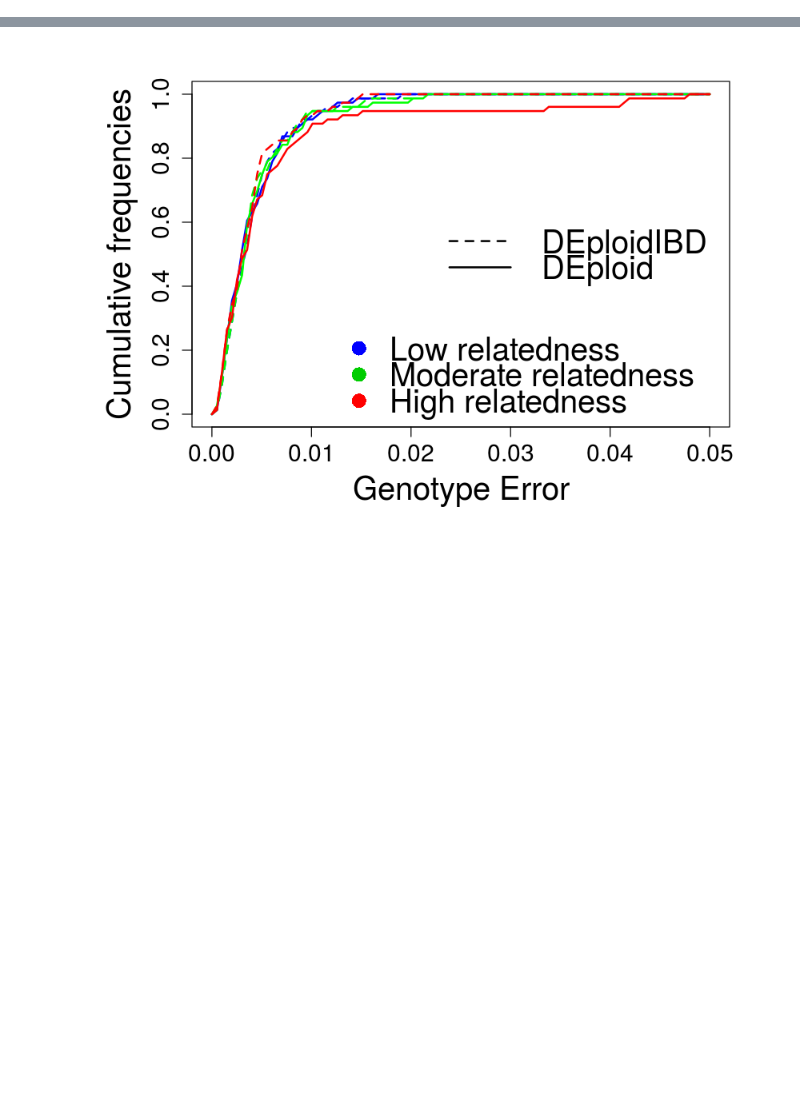
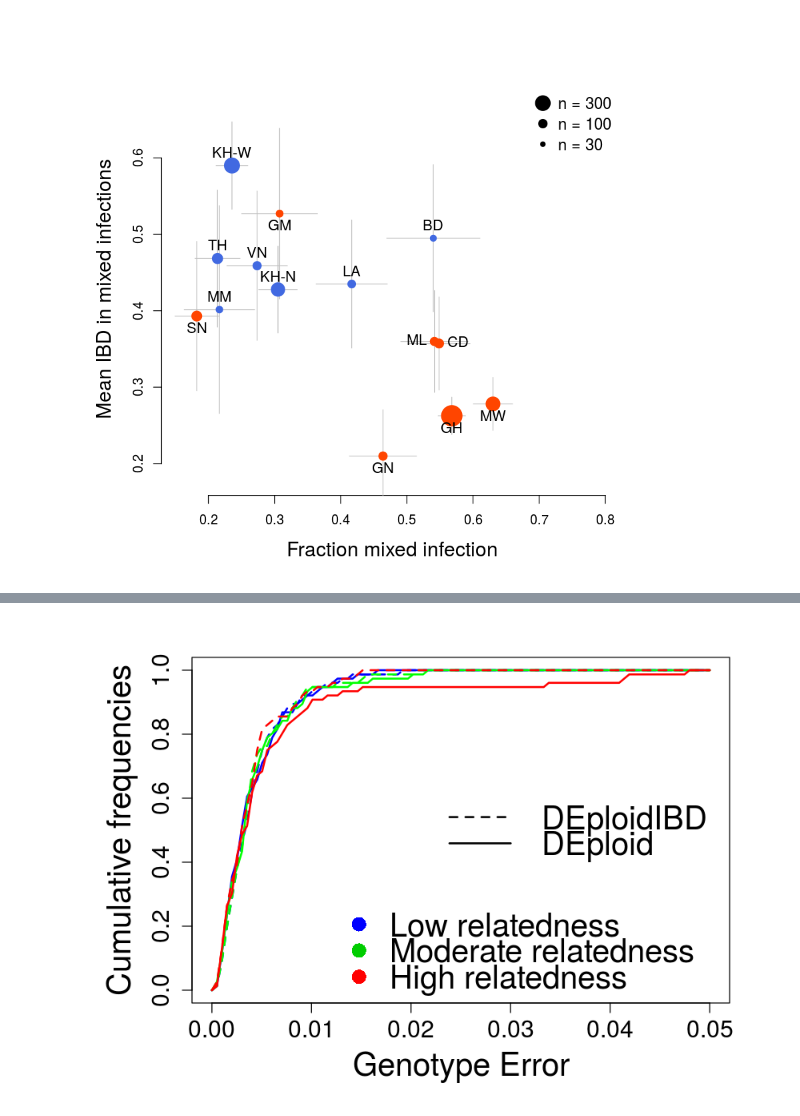
Before and after one commit to elifesciences-publications/mixedIBD-Supplement, a Jupyter notebook: supplement_how_things_were_done.ipynb, the cells around one changed output, grey strips where cells are left out. Saved outputs shown, nothing was run; the diff lists cells and outputs as text; code cells hidden in the pictures; blank space fills up the shorter version.

```diff
--- a/supplement_how_things_were_done.ipynb
+++ b/supplement_how_things_were_done.ipynb
@@ -197,0 +60,25 @@ Rates of genotype error are also similar for the two approaches in settings of l
+# %%
+#Correlations and summary plot
+labs<-c("TH", "KH-W", "KH-N", "VN", "LA", "BD", "MM", "MW", "CD", "GH", "ML", "SN", "GM", "GN");
+plot(op[,2], op[,10], type="n", col=c("blue", "red")[cont.label], pch=19,
+	xlab="Fraction mixed infection",
+	ylab="Mean IBD in mixed infections",
+#	xlim=c(min(op[,2])*0.85, max(op[,2])*1.15),
+	xlim=c(min(op[,2])*0.85, .8),
+	ylim=c(min(op[,10])*0.85, max(op[,10])*1.15),
+	bty="n",
+	main="", cex.lab = 1.5
+);
+
+sex<-sqrt(op[,2]*(1-op[,2])/op[,7]);
+sey<-sqrt(op[,10]*(1-op[,10])/(op[,8]+op[,9]));
+fac<-1;
+segments(op[,2]-fac*sex, op[,10], op[,2]+fac*sex, op[,10], col=grey(0.75));
+segments(op[,2], op[,10]-fac*sey, op[,2], op[,10]+fac*sey, col=grey(0.75));
+points(op[,2], op[,10], col=c("royalblue", "orangered1")[cont.label], pch=19, cex = sqrt(op[,7])/7)
+
+text(x=op[,2], y=op[,10], labels=labs, cex=1.1, pos=c(3, 3, 3, 3, 3, 3, 3, 1, 4, 1, 2, 1, 1, 1)); #c(3,1)[cont.label]
+ss = c(300, 100, 30)
+legend("topright", legend = paste("n =", ss), pch = 19, pt.cex = sqrt(ss)/7, cex = 1.2, bty = "n")
+# %% [output]
+[figure, added]
```
Also changed, not shown: parts of 53 cells of this notebook, 3 other files.
